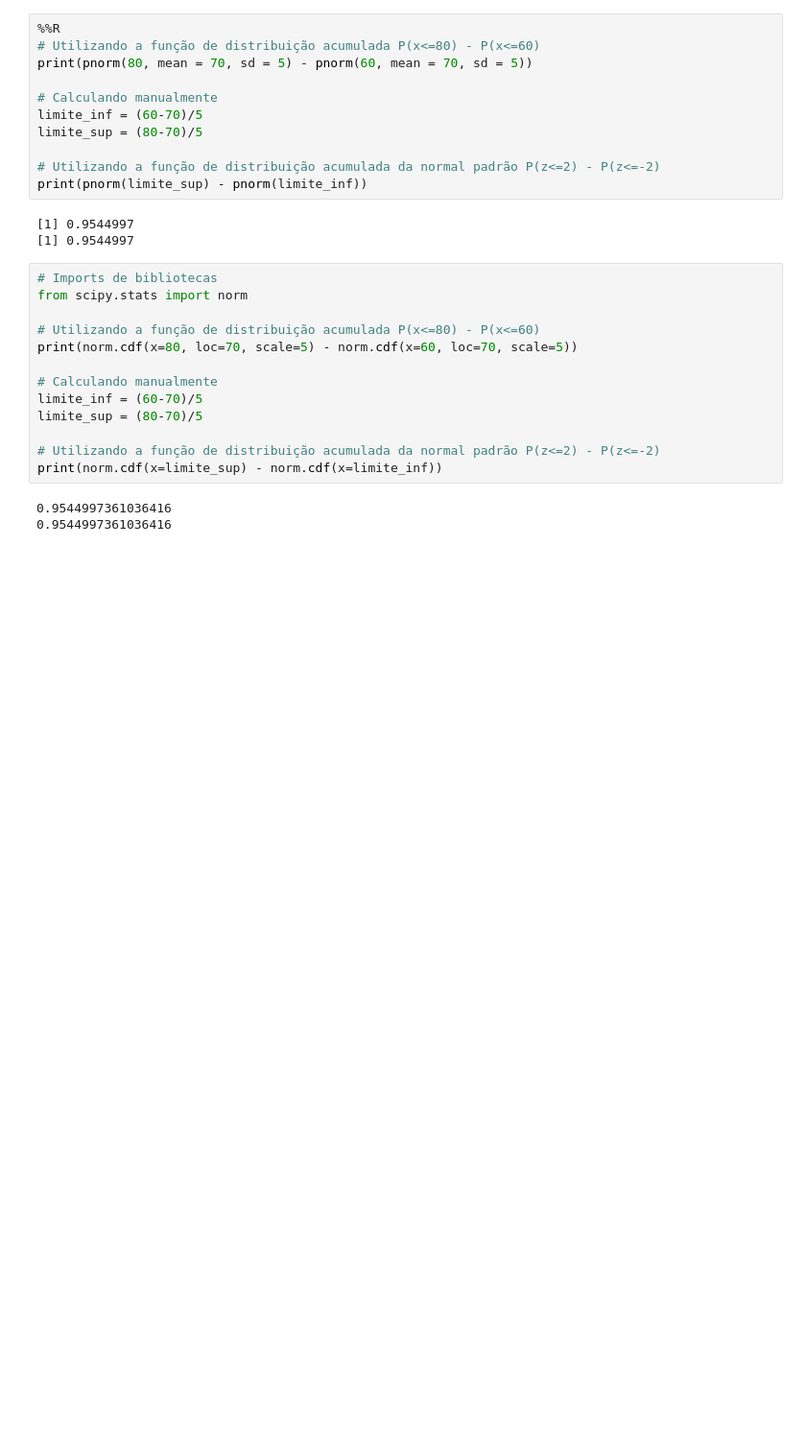
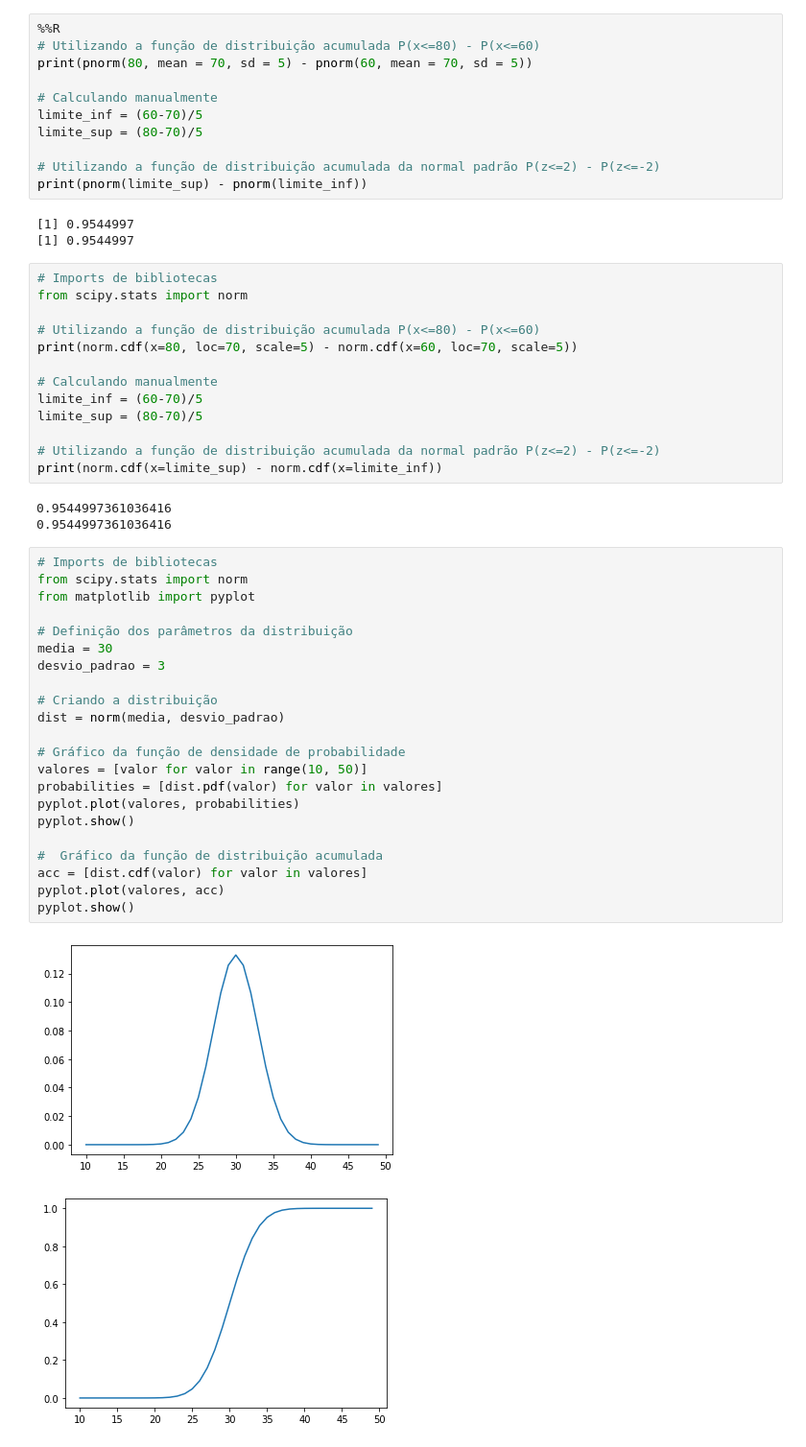
Before and after one commit to tatianaesc/estatisticadatascience, a Jupyter notebook: EstatisticaParaDataScience_Cap5.ipynb, the cells around one changed output. Shown: that part at 96% size. Saved outputs shown, nothing was run; the diff lists cells and outputs as text; blank space fills up the shorter version.

```diff
--- a/EstatisticaParaDataScience_Cap5.ipynb
+++ b/EstatisticaParaDataScience_Cap5.ipynb
@@ -260,3 +284,28 @@ print(norm.cdf(x=limite_sup) - norm.cdf(x=limite_inf))
 # %% [output]
 0.9544997361036416
 0.9544997361036416
+# %%
+# Imports de bibliotecas
+from scipy.stats import norm
+from matplotlib import pyplot
+
+# Definição dos parâmetros da distribuição
+media = 30
+desvio_padrao = 3
+
+# Criando a distribuição
+dist = norm(media, desvio_padrao)
+
+# Gráfico da função de densidade de probabilidade
+valores = [valor for valor in range(10, 50)]
+probabilities = [dist.pdf(valor) for valor in valores]
+pyplot.plot(valores, probabilities)
+pyplot.show()
+
+#  Gráfico da função de distribuição acumulada
+acc = [dist.cdf(valor) for valor in valores]
+pyplot.plot(valores, acc)
+pyplot.show()
+# %% [output]
+[figure, added]
+[figure, added]
```
Also changed, not shown: parts of 1 cell of this notebook.
